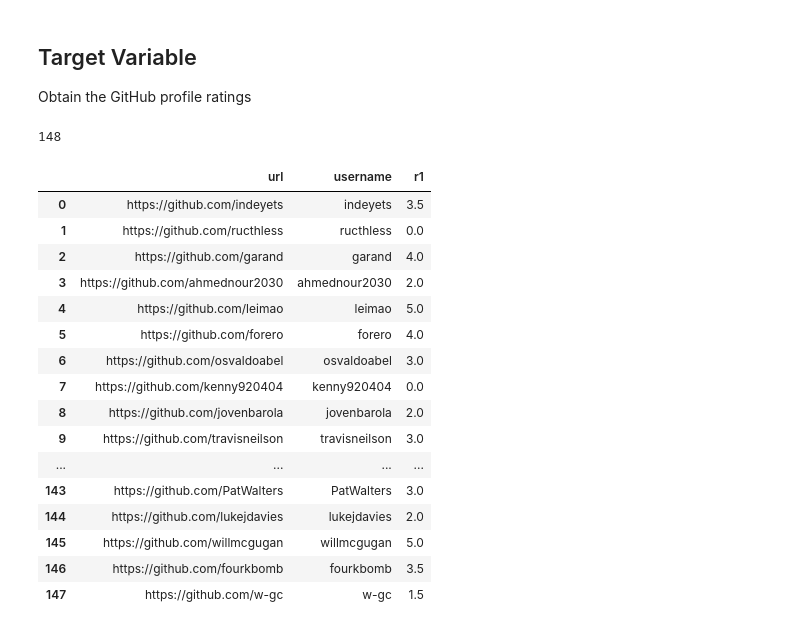
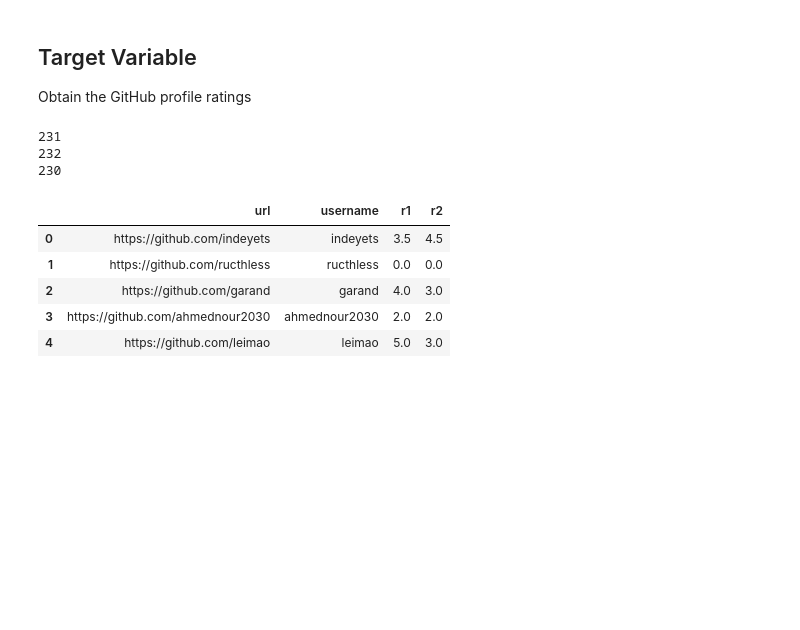
Before and after one commit to conorosully/git-rater, a Jupyter notebook: src/feature_engineering.ipynb, the cells around one changed output. Drawn from its saved outputs; the diff is of its cells as text; code cells hidden in the pictures; blank space fills up the shorter version.

```diff
--- a/src/feature_engineering.ipynb
+++ b/src/feature_engineering.ipynb
@@ -11,7 +11,8 @@ import capture as cp
 import matplotlib.pyplot as plt
 %matplotlib inline
 
-pd.set_option("display.max_rows", None, "display.max_columns", None)
+import seaborn as sns
+#pd.set_option("display.max_rows", None, "display.max_columns", None)
 # %%
 path = "/Users/conorosully/Google Drive/Projects/github-rater/rating/{}"
 # %% [markdown]
@@ -20,24 +21,22 @@ Obtain the GitHub profile ratings
 # %%
 rating_1 = pd.read_csv(path.format("rating_1.csv"),names=['url','username','r1'])
 rating_1['r1']= [float(r) for r in rating_1['r1']]
 print(len(rating_1))
-rating_1
+
+rating_2 = pd.read_csv(path.format("rating_2.csv"),names=['url','username','r2'])
+rating_2['r2']= [float(r) for r in rating_2['r2']]
+print(len(rating_2))
+
+rating = pd.merge(rating_1, rating_2, how='inner', on=['url','username'])
+print(len(rating))
+rating.head()
 # %% [output]
-148
+231
+232
+230
-|  | url | username | r1 |
-| 0 | https://github.com/indeyets | indeyets | 3.5 |
-| 1 | https://github.com/ructhless | ructhless | 0.0 |
-| 2 | https://github.com/garand | garand | 4.0 |
-| 3 | https://github.com/ahmednour2030 | ahmednour2030 | 2.0 |
-| 4 | https://github.com/leimao | leimao | 5.0 |
-| 5 | https://github.com/forero | forero | 4.0 |
-| 6 | https://github.com/osvaldoabel | osvaldoabel | 3.0 |
-| 7 | https://github.com/kenny920404 | kenny920404 | 0.0 |
-| 8 | https://github.com/jovenbarola | jovenbarola | 2.0 |
-| 9 | https://github.com/travisneilson | travisneilson | 3.0 |
-| ... | ... | ... | ... |
-| 143 | https://github.com/PatWalters | PatWalters | 3.0 |
-| 144 | https://github.com/lukejdavies | lukejdavies | 2.0 |
-| 145 | https://github.com/willmcgugan | willmcgugan | 5.0 |
-| 146 | https://github.com/fourkbomb | fourkbomb | 3.5 |
-| 147 | https://github.com/w-gc | w-gc | 1.5 |
+|  | url | username | r1 | r2 |
+| 0 | https://github.com/indeyets | indeyets | 3.5 | 4.5 |
+| 1 | https://github.com/ructhless | ructhless | 0.0 | 0.0 |
+| 2 | https://github.com/garand | garand | 4.0 | 3.0 |
+| 3 | https://github.com/ahmednour2030 | ahmednour2030 | 2.0 | 2.0 |
+| 4 | https://github.com/leimao | leimao | 5.0 | 3.0 |
```
Also changed, not shown: parts of 14 cells of this notebook, 1 other file.
